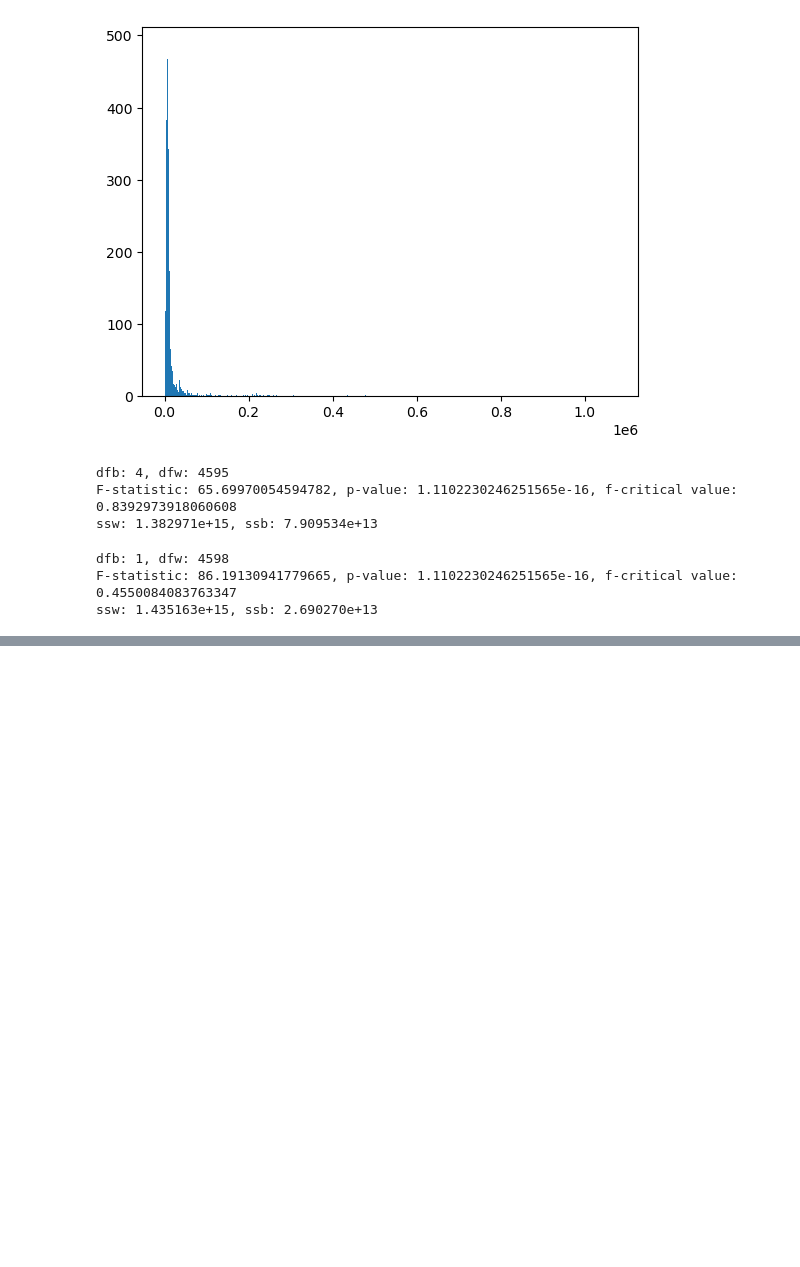
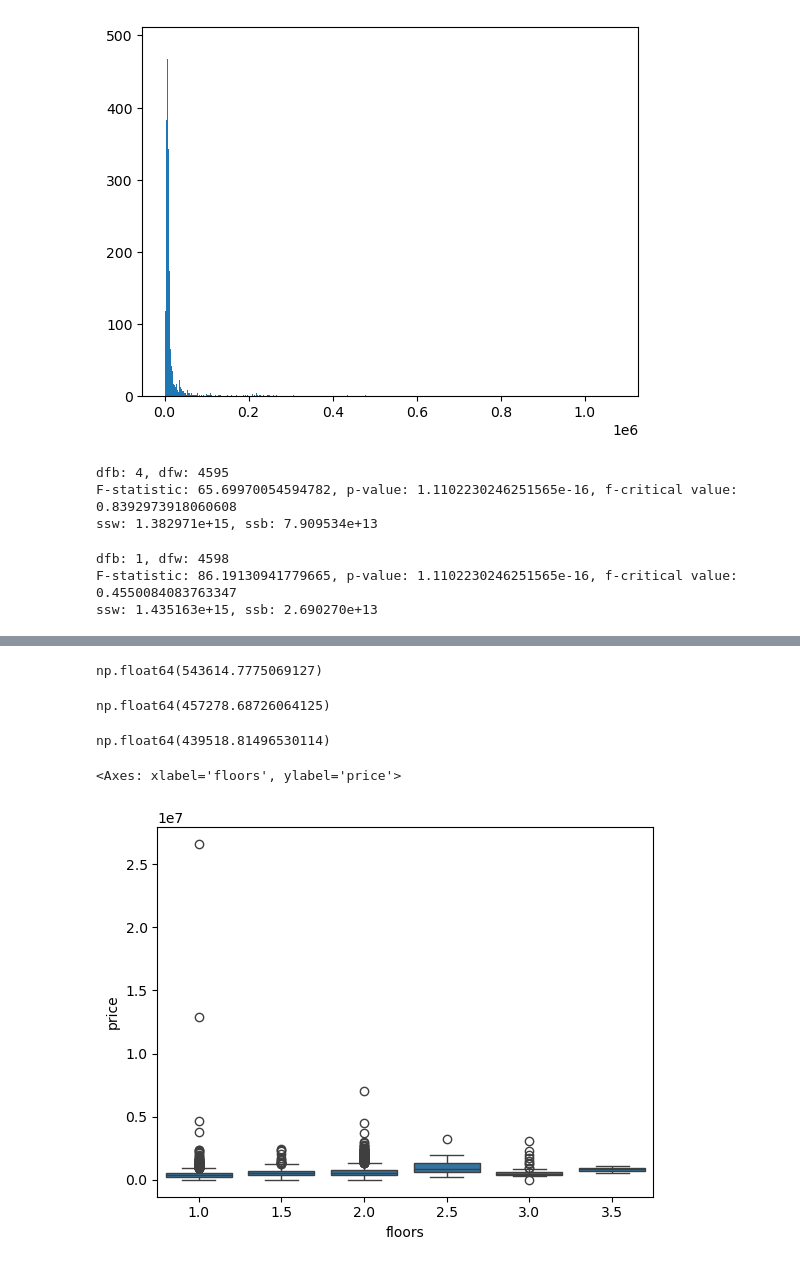
Before and after one commit to sreeharimr2005/housing_price_prediction, a Jupyter notebook: exploration.ipynb, the cells around one changed output, grey strips where cells are left out. Drawn from its saved outputs; the diff is of its cells as text; code cells hidden in the pictures; blank space fills up the shorter version.

```diff
--- a/exploration.ipynb
+++ b/exploration.ipynb
@@ -466,0 +488,17 @@ There seems to be a correlation between sqft_lot, sqft_living, view, waterfront,
+# %%
+hd[hd['price'] < 1e7]['price'].mean()
+# %% [output]
+np.float64(543614.7775069127)
+# %%
+hd[hd['floors'] == 1]['price'].mean()
+# %% [output]
+np.float64(457278.68726064125)
+# %%
+hd[(hd['floors'] == 1) & (hd['price'] < 1e7)]['price'].mean()
+# %% [output]
+np.float64(439518.81496530114)
+# %%
+sns.boxplot(x = hd['floors'], y = hd['price'])
+# %% [output]
+<Axes: xlabel='floors', ylabel='price'>
+[figure, added]
```
Also changed, not shown: parts of 16 cells of this notebook.
